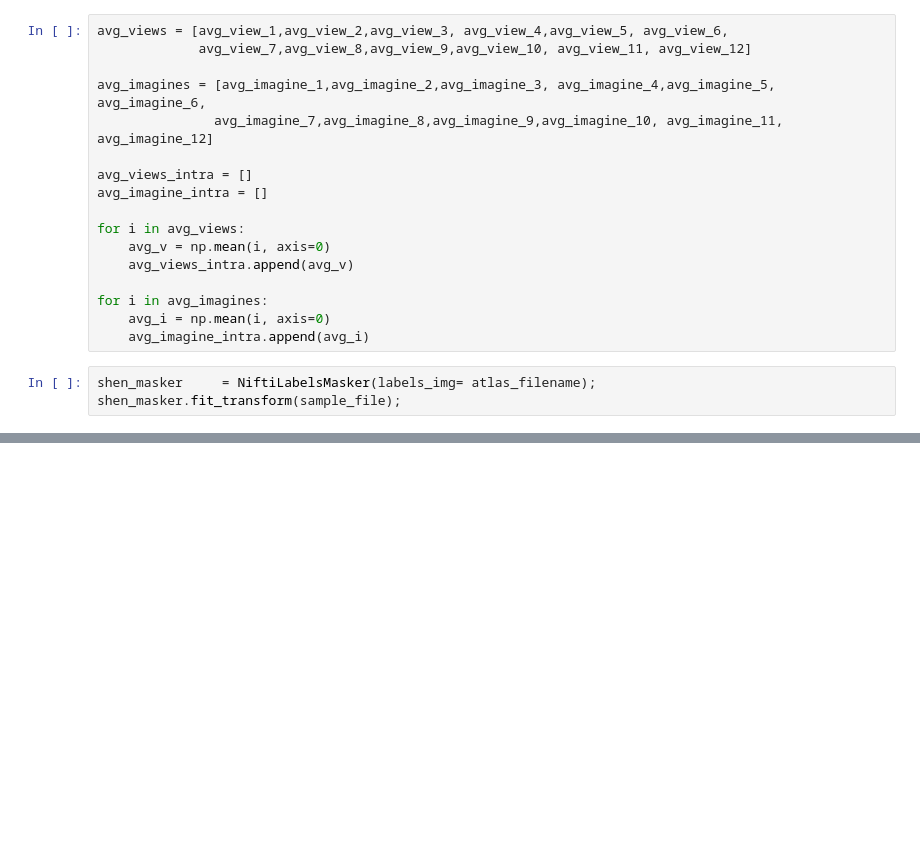
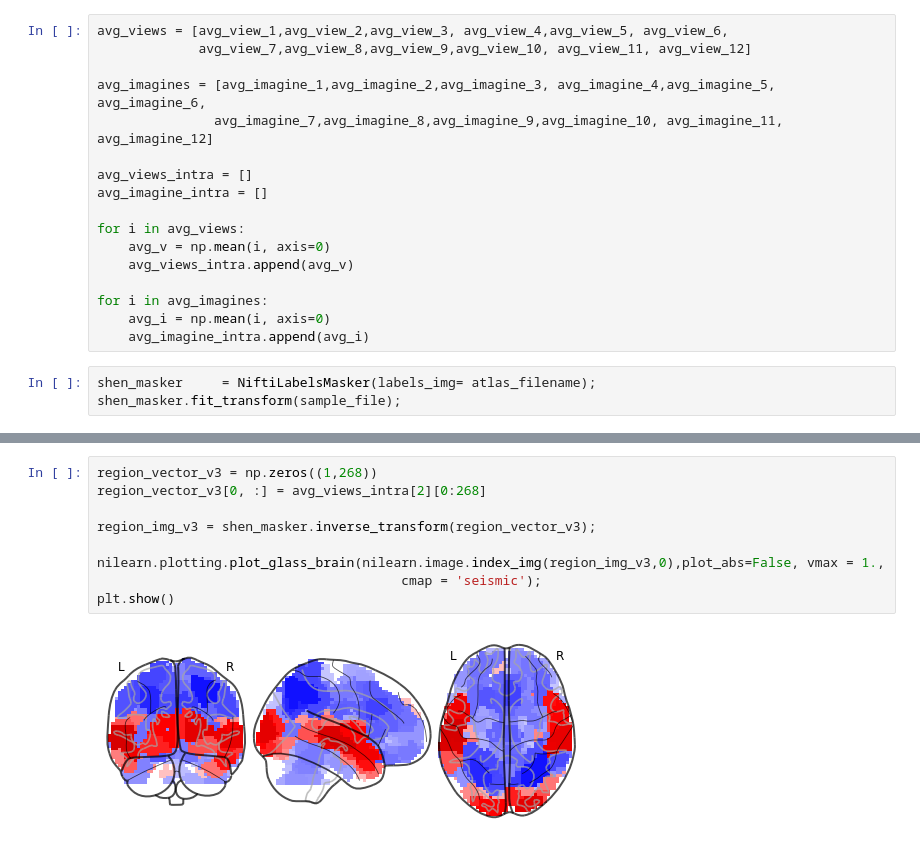
Before and after one commit to shelbywilcox/realcost_memory_isc, a Jupyter notebook: scripts/brain_plots_v_i.ipynb, the cells around one changed output, grey strips where cells are left out. Saved outputs shown, nothing was run; the diff lists cells and outputs as text; blank space fills up the shorter version.

```diff
--- a/scripts/brain_plots_v_i.ipynb
+++ b/scripts/brain_plots_v_i.ipynb
@@ -606,0 +365,11 @@ plt.show()
+# %%
+region_vector_v3 = np.zeros((1,268))
+region_vector_v3[0, :] = avg_views_intra[2][0:268]
+
+region_img_v3 = shen_masker.inverse_transform(region_vector_v3);
+
+nilearn.plotting.plot_glass_brain(nilearn.image.index_img(region_img_v3,0),plot_abs=False, vmax = 1.,
+                                       cmap = 'seismic');
+plt.show()
+# %% [output]
+[figure, added]
```
Also changed, not shown: parts of 47 cells of this notebook.
